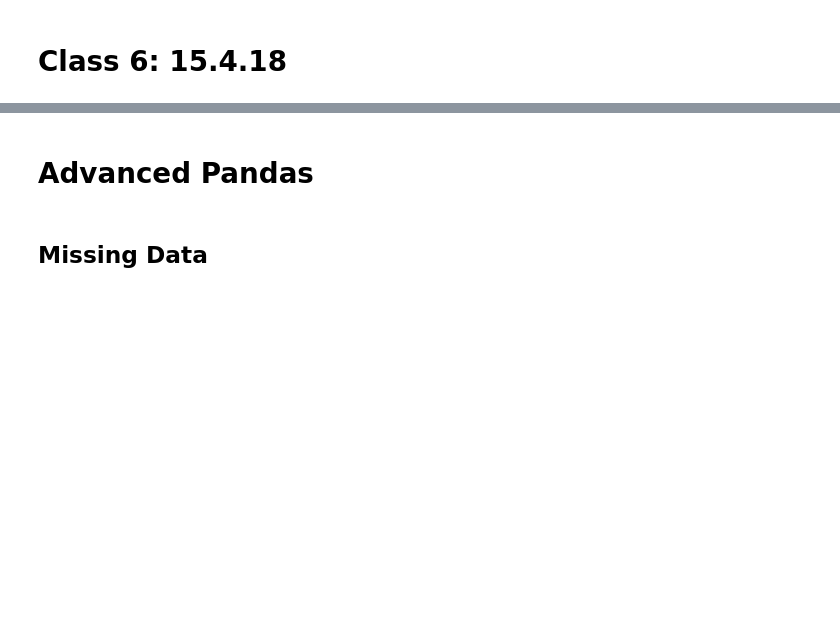
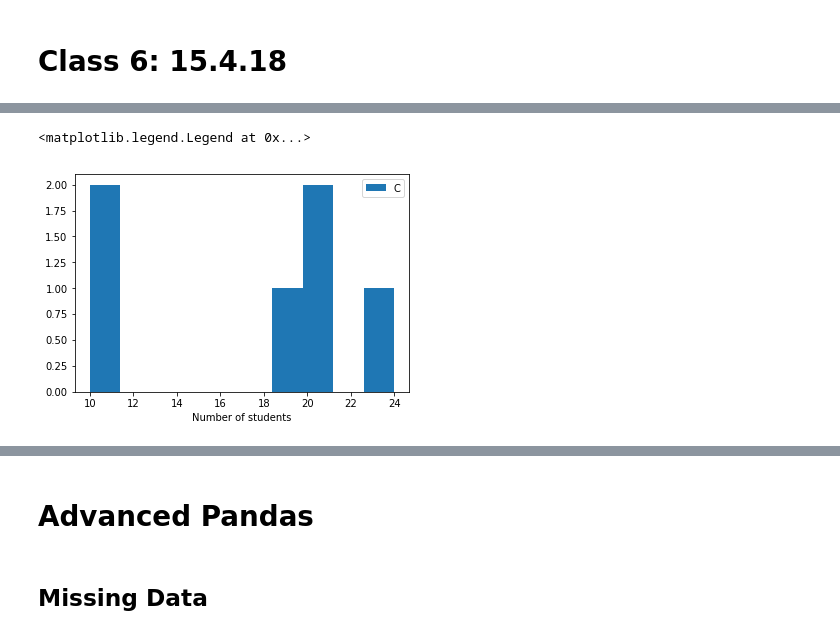
Before and after one commit to sagol-python-for-neuroscientists/textbook-public, a Jupyter notebook: classes/class6.ipynb, the cells around one changed output, grey strips where cells are left out. Cells and saved outputs as stored; diff of their text form; code cells hidden in the pictures; blank space fills up the shorter version.

```diff
--- a/classes/class6.ipynb
+++ b/classes/class6.ipynb
@@ -2,0 +31,7 @@
+# %%
+plt.hist(np.array([10, 11, 19, 20, 20, 24]))
+plt.xlabel('Number of students')
+plt.legend('C')
+# %% [output]
+<matplotlib.legend.Legend at 0x...>
+[figure, added]
```
Also changed, not shown: parts of 165 cells of this notebook, 2 other files.
